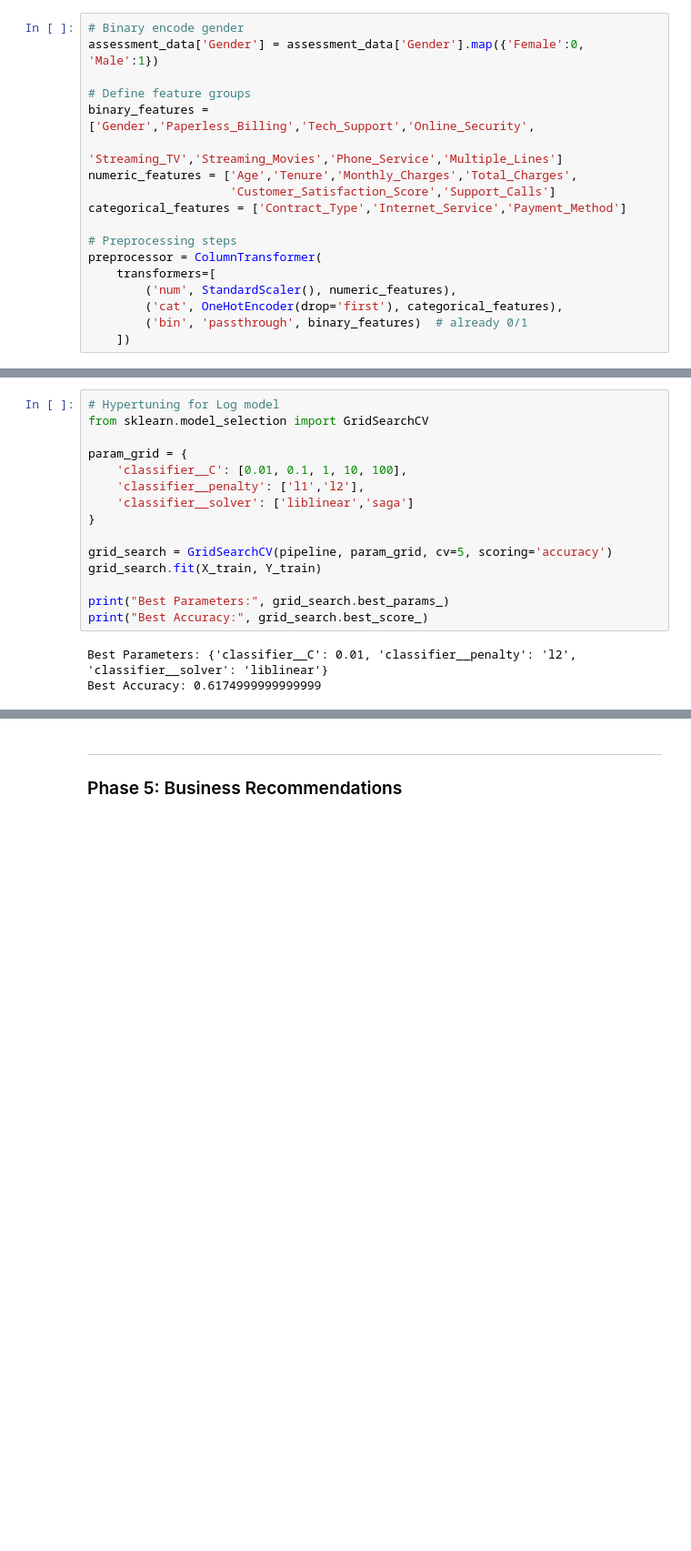
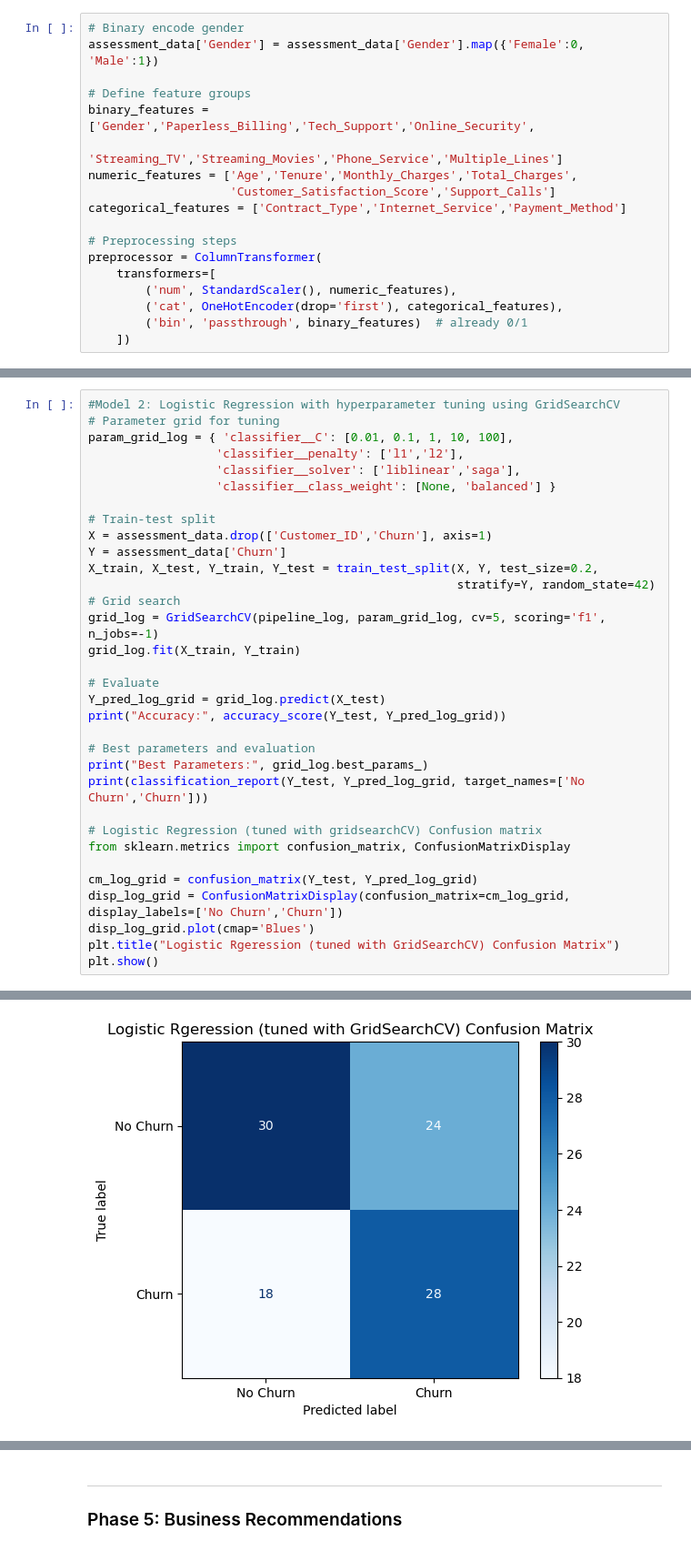
Before and after one commit to Blessing-Ekeh/dataraflow-week16-Regression, a Jupyter notebook: Take Home.ipynb, the cells around one changed output, grey strips where cells are left out. Shown at 91% size. Cells and saved outputs as stored; diff of their text form; blank space fills up the shorter version.

Commit message:
Assessment solutions updated

```diff
--- a/Take Home.ipynb
+++ b/Take Home.ipynb
@@ -1702,18 +1730,34 @@ Accuracy: 0.61
-# %%
-# Hypertuning for Log model
-from sklearn.model_selection import GridSearchCV
-
-param_grid = {
-    'classifier__C': [0.01, 0.1, 1, 10, 100],
-    'classifier__penalty': ['l1','l2'],
-    'classifier__solver': ['liblinear','saga']
-}
-
-grid_search = GridSearchCV(pipeline, param_grid, cv=5, scoring='accuracy')
-grid_search.fit(X_train, Y_train)
-
-print("Best Parameters:", grid_search.best_params_)
-print("Best Accuracy:", grid_search.best_score_)
-# %% [output]
-Best Parameters: {'classifier__C': 0.01, 'classifier__penalty': 'l2', 'classifier__solver': 'liblinear'}
-Best Accuracy: 0.6174999999999999
+# %%
+#Model 2: Logistic Regression with hyperparameter tuning using GridSearchCV
+# Parameter grid for tuning
+param_grid_log = { 'classifier__C': [0.01, 0.1, 1, 10, 100],
+                  'classifier__penalty': ['l1','l2'],
+                  'classifier__solver': ['liblinear','saga'],
+                  'classifier__class_weight': [None, 'balanced'] }
+
+# Train-test split
+X = assessment_data.drop(['Customer_ID','Churn'], axis=1)
+Y = assessment_data['Churn']
+X_train, X_test, Y_train, Y_test = train_test_split(X, Y, test_size=0.2,
+                                                    stratify=Y, random_state=42)
+# Grid search
+grid_log = GridSearchCV(pipeline_log, param_grid_log, cv=5, scoring='f1', n_jobs=-1)
+grid_log.fit(X_train, Y_train)
+
+# Evaluate
+Y_pred_log_grid = grid_log.predict(X_test)
+print("Accuracy:", accuracy_score(Y_test, Y_pred_log_grid))
+
+# Best parameters and evaluation
+print("Best Parameters:", grid_log.best_params_)
+print(classification_report(Y_test, Y_pred_log_grid, target_names=['No Churn','Churn']))
+
+# Logistic Regression (tuned with gridsearchCV) Confusion matrix
+from sklearn.metrics import confusion_matrix, ConfusionMatrixDisplay
+
+cm_log_grid = confusion_matrix(Y_test, Y_pred_log_grid)
+disp_log_grid = ConfusionMatrixDisplay(confusion_matrix=cm_log_grid, display_labels=['No Churn','Churn'])
+disp_log_grid.plot(cmap='Blues')
+plt.title("Logistic Rgeression (tuned with GridSearchCV) Confusion Matrix")
+plt.show()
+# %% [output]
@@ -1719,0 +1774 @@ Best Accuracy: 0.6174999999999999
+[figure, added]
```
Also changed, not shown: parts of 20 cells of this notebook.
